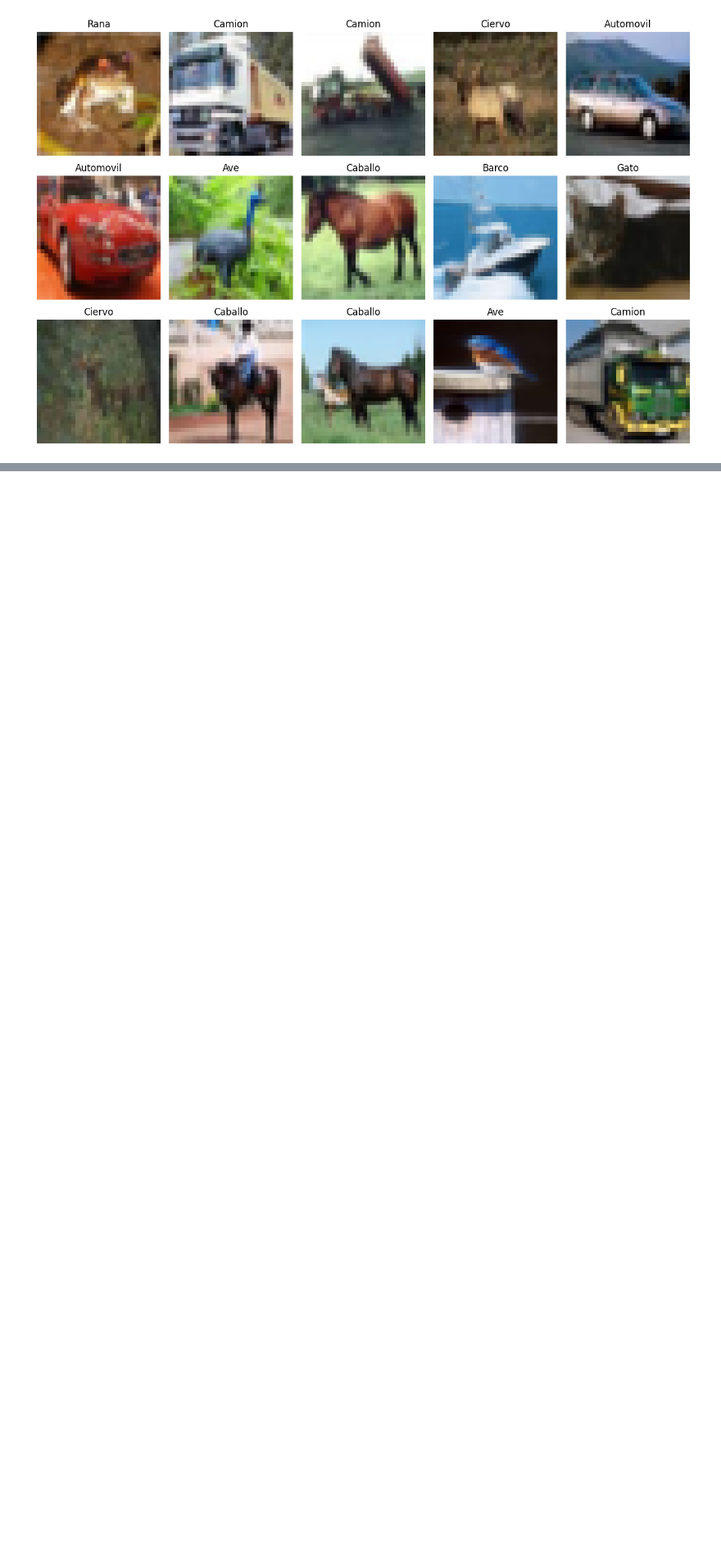
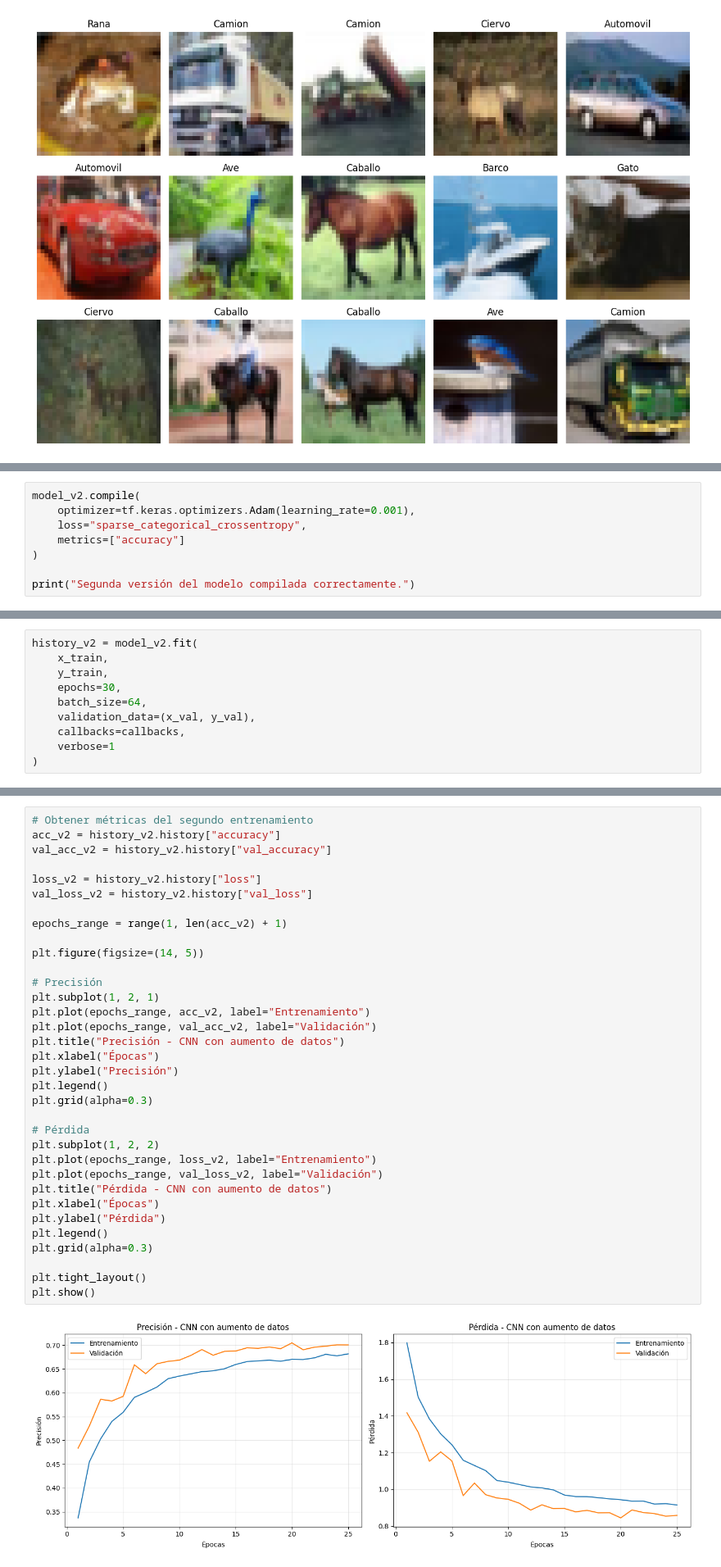
Before and after one commit to galvizlaura69/cnn-image-classification, a Jupyter notebook: cnn_experiments.ipynb, the cells around one changed output, grey strips where cells are left out. Shown at 82% size. Cells and saved outputs as stored; diff of their text form; blank space fills up the shorter version.

```diff
--- a/cnn_experiments.ipynb
+++ b/cnn_experiments.ipynb
@@ -49,0 +322,8 @@ plt.show()
+# %%
+model_v2.compile(
+    optimizer=tf.keras.optimizers.Adam(learning_rate=0.001),
+    loss="sparse_categorical_crossentropy",
+    metrics=["accuracy"]
+)
+
+print("Segunda versión del modelo compilada correctamente.")
@@ -49,0 +348,10 @@ plt.show()
+# %%
+history_v2 = model_v2.fit(
+    x_train,
+    y_train,
+    epochs=30,
+    batch_size=64,
+    validation_data=(x_val, y_val),
+    callbacks=callbacks,
+    verbose=1
+)
@@ -49,0 +376,36 @@ plt.show()
+# %%
+# Obtener métricas del segundo entrenamiento
+acc_v2 = history_v2.history["accuracy"]
+val_acc_v2 = history_v2.history["val_accuracy"]
+
+loss_v2 = history_v2.history["loss"]
+val_loss_v2 = history_v2.history["val_loss"]
+
+epochs_range = range(1, len(acc_v2) + 1)
+
+plt.figure(figsize=(14, 5))
+
+# Precisión
+plt.subplot(1, 2, 1)
+plt.plot(epochs_range, acc_v2, label="Entrenamiento")
+plt.plot(epochs_range, val_acc_v2, label="Validación")
+plt.title("Precisión - CNN con aumento de datos")
+plt.xlabel("Épocas")
+plt.ylabel("Precisión")
+plt.legend()
+plt.grid(alpha=0.3)
+
+# Pérdida
+plt.subplot(1, 2, 2)
+plt.plot(epochs_range, loss_v2, label="Entrenamiento")
+plt.plot(epochs_range, val_loss_v2, label="Validación")
+plt.title("Pérdida - CNN con aumento de datos")
+plt.xlabel("Épocas")
+plt.ylabel("Pérdida")
+plt.legend()
+plt.grid(alpha=0.3)
+
+plt.tight_layout()
+plt.show()
+# %% [output]
+[figure, added]
```
Also changed, not shown: parts of 21 cells of this notebook.
